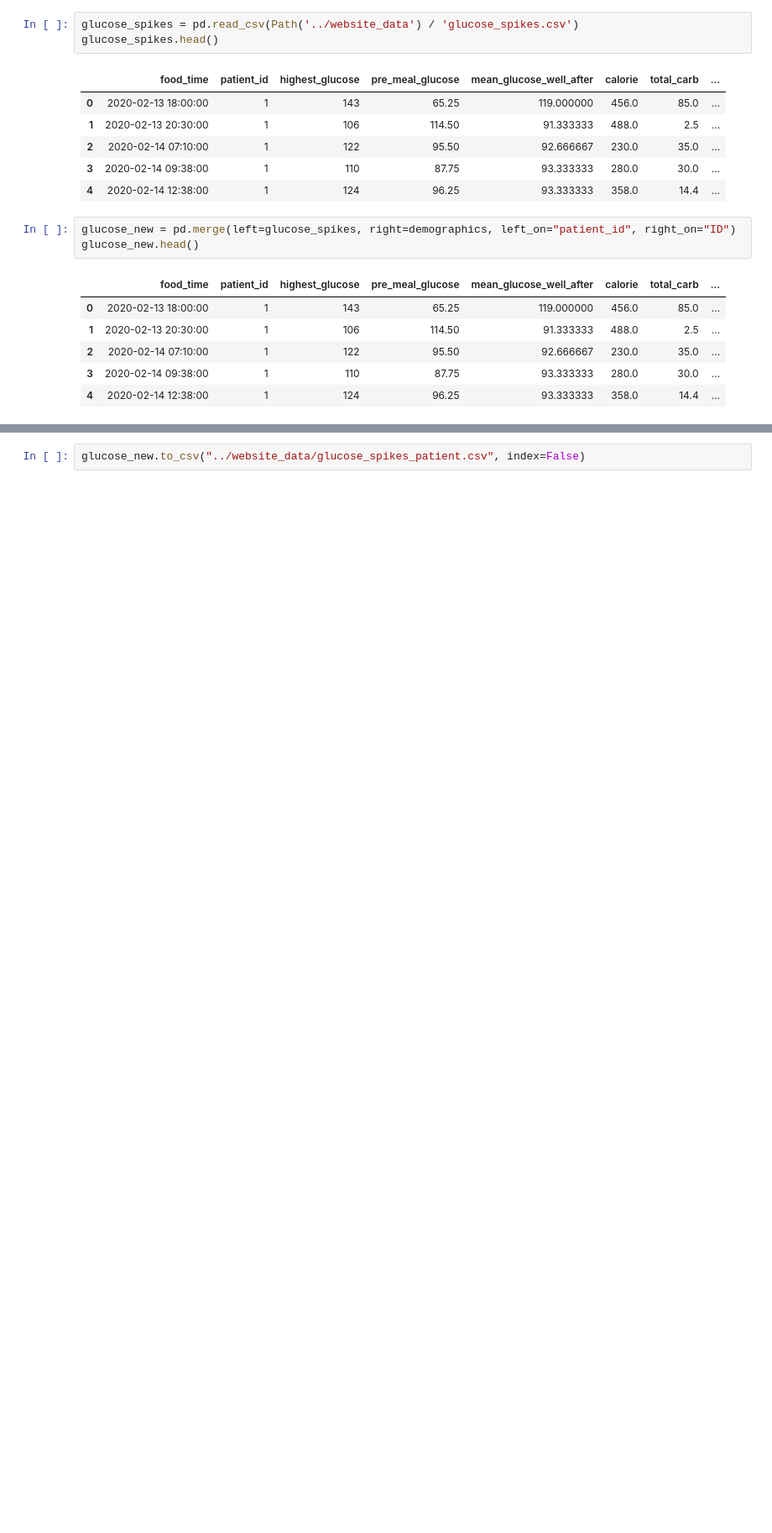
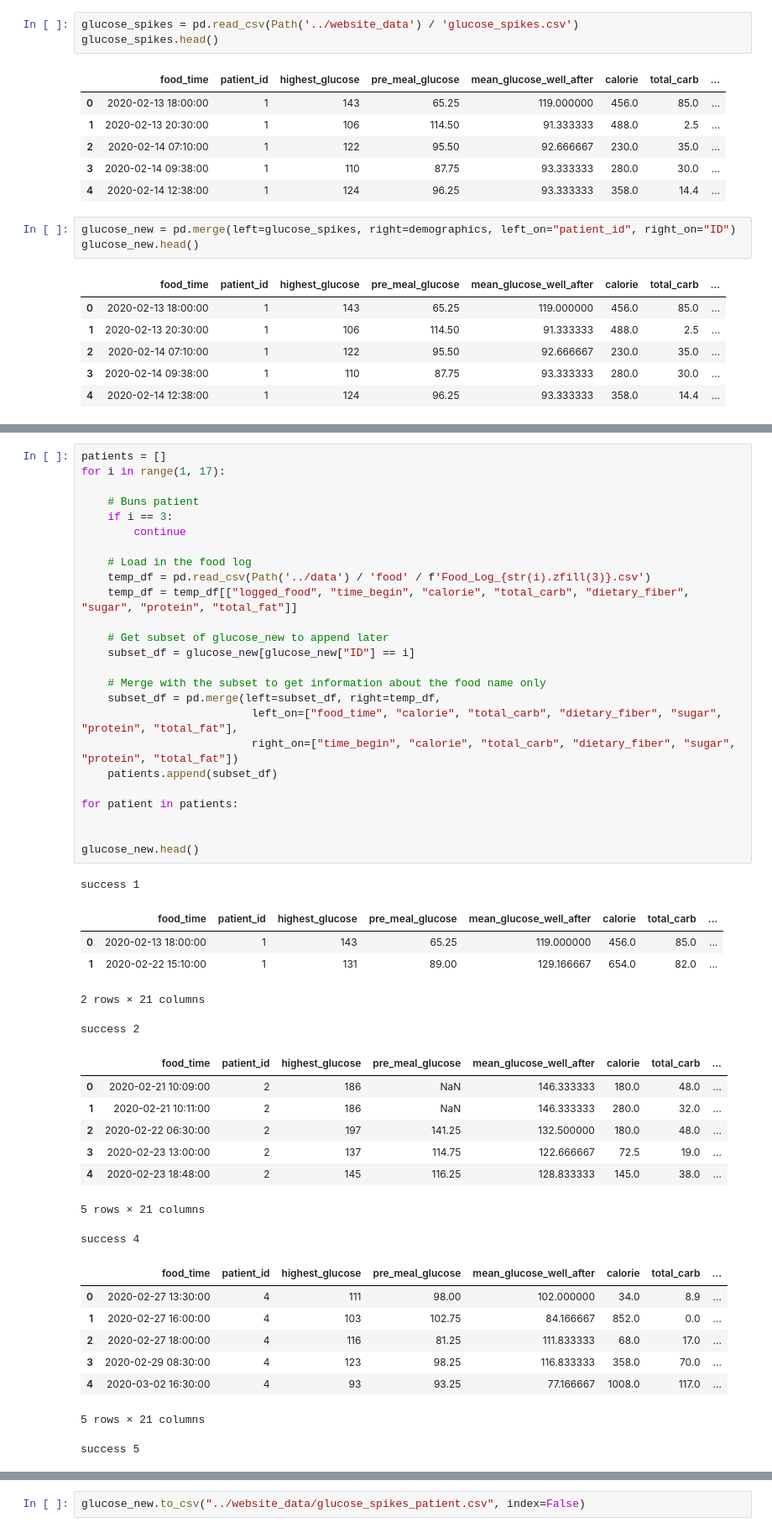
Before and after one commit to KrazyKats/glycemic_charts, a Jupyter notebook: CSV_conversion/csv_refining.ipynb, the cells around one changed output, grey strips where cells are left out. Shown at 84% size. Drawn from its saved outputs; the diff is of its cells as text; blank space fills up the shorter version.

```diff
--- a/CSV_conversion/csv_refining.ipynb
+++ b/CSV_conversion/csv_refining.ipynb
@@ -33,0 +43,48 @@ glucose_new.head()
+# %%
+patients = []
+for i in range(1, 17):
+
+    # Buns patient
+    if i == 3:
+        continue
+
+    # Load in the food log
+    temp_df = pd.read_csv(Path('../data') / 'food' / f'Food_Log_{str(i).zfill(3)}.csv')
+    temp_df = temp_df[["logged_food", "time_begin", "calorie", "total_carb", "dietary_fiber", "sugar", "protein", "total_fat"]]
+
+    # Get subset of glucose_new to append later
+    subset_df = glucose_new[glucose_new["ID"] == i]
+
+    # Merge with the subset to get information about the food name only
+    subset_df = pd.merge(left=subset_df, right=temp_df,
+                          left_on=["food_time", "calorie", "total_carb", "dietary_fiber", "sugar", "protein", "total_fat"],
+                          right_on=["time_begin", "calorie", "total_carb", "dietary_fiber", "sugar", "protein", "total_fat"])
+    patients.append(subset_df)
+
+for patient in patients:
+
+
+glucose_new.head()
+# %% [output]
+success 1
+|  | food_time | patient_id | highest_glucose | pre_meal_glucose | mean_glucose_well_after | calorie | total_carb | ... |
+| 0 | 2020-02-13 18:00:00 | 1 | 143 | 65.25 | 119.000000 | 456.0 | 85.0 | ... |
+| 1 | 2020-02-22 15:10:00 | 1 | 131 | 89.00 | 129.166667 | 654.0 | 82.0 | ... |
+2 rows × 21 columns
+success 2
+|  | food_time | patient_id | highest_glucose | pre_meal_glucose | mean_glucose_well_after | calorie | total_carb | ... |
+| 0 | 2020-02-21 10:09:00 | 2 | 186 | NaN | 146.333333 | 180.0 | 48.0 | ... |
+| 1 | 2020-02-21 10:11:00 | 2 | 186 | NaN | 146.333333 | 280.0 | 32.0 | ... |
+| 2 | 2020-02-22 06:30:00 | 2 | 197 | 141.25 | 132.500000 | 180.0 | 48.0 | ... |
+| 3 | 2020-02-23 13:00:00 | 2 | 137 | 114.75 | 122.666667 | 72.5 | 19.0 | ... |
+| 4 | 2020-02-23 18:48:00 | 2 | 145 | 116.25 | 128.833333 | 145.0 | 38.0 | ... |
+5 rows × 21 columns
+success 4
+|  | food_time | patient_id | highest_glucose | pre_meal_glucose | mean_glucose_well_after | calorie | total_carb | ... |
+| 0 | 2020-02-27 13:30:00 | 4 | 111 | 98.00 | 102.000000 | 34.0 | 8.9 | ... |
+| 1 | 2020-02-27 16:00:00 | 4 | 103 | 102.75 | 84.166667 | 852.0 | 0.0 | ... |
+| 2 | 2020-02-27 18:00:00 | 4 | 116 | 81.25 | 111.833333 | 68.0 | 17.0 | ... |
+| 3 | 2020-02-29 08:30:00 | 4 | 123 | 98.25 | 116.833333 | 358.0 | 70.0 | ... |
+| 4 | 2020-03-02 16:30:00 | 4 | 93 | 93.25 | 77.166667 | 1008.0 | 117.0 | ... |
+5 rows × 21 columns
+success 5
```
Also changed, not shown: parts of 2 cells of this notebook, 4 other files.
